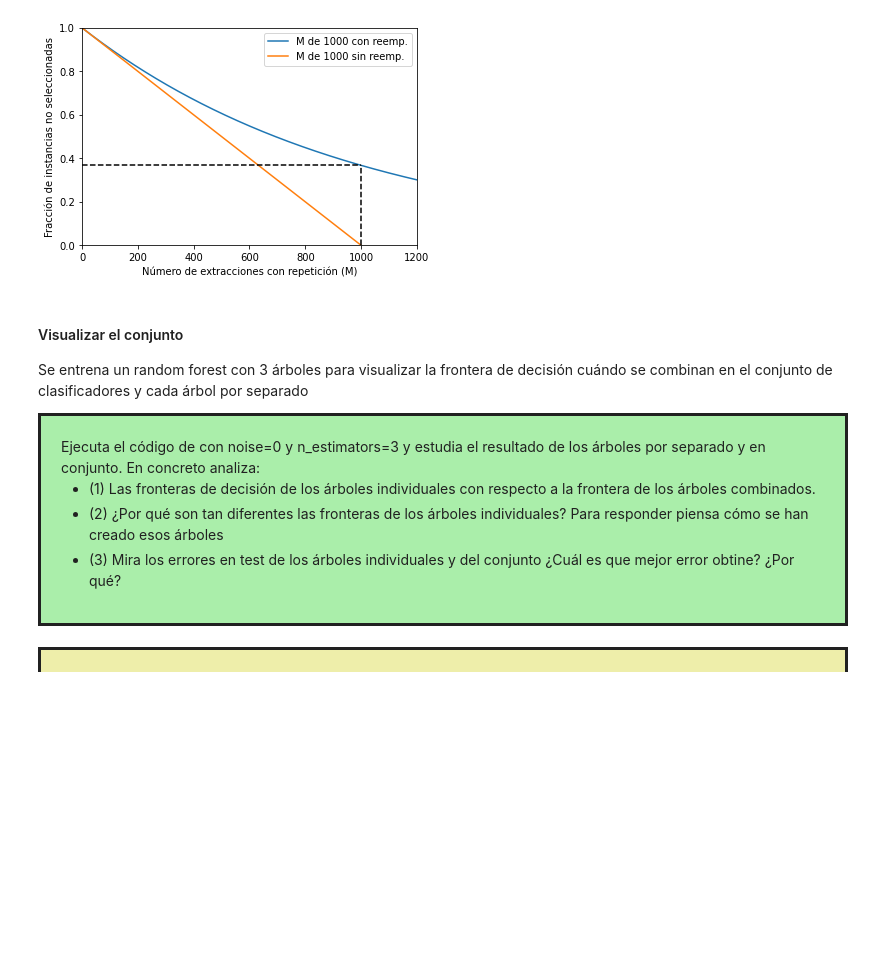
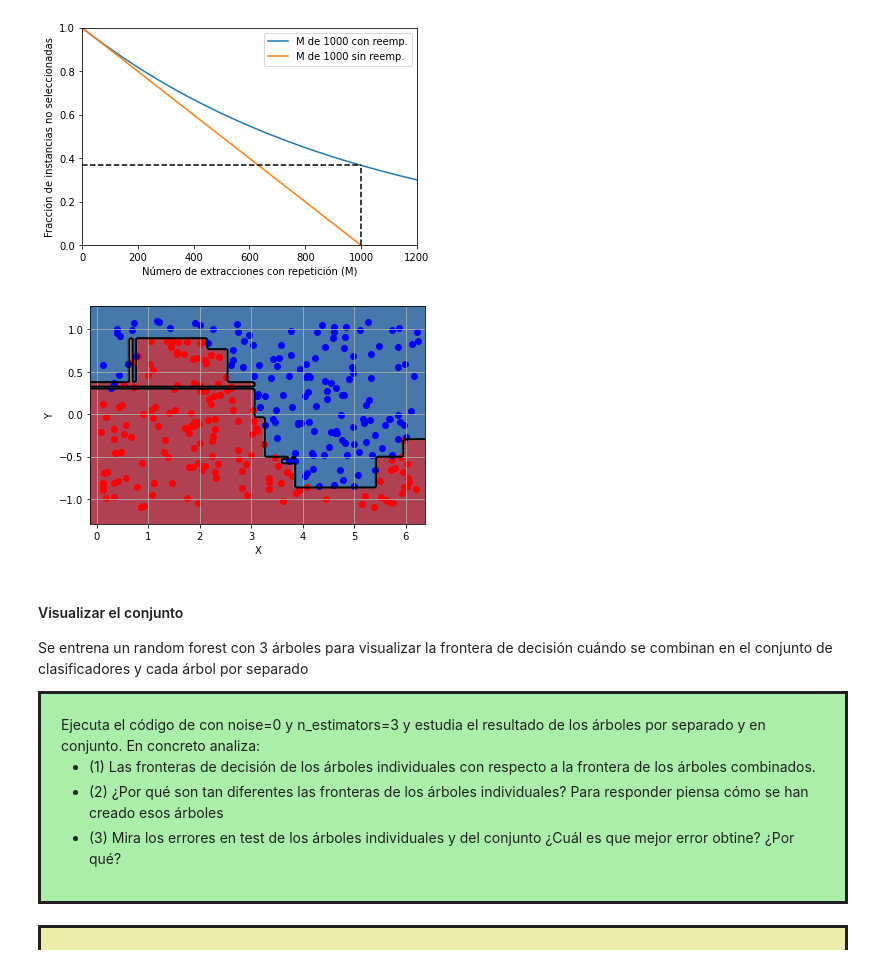
Before and after one commit to fjsaezm/mcd-maaa, a Jupyter notebook: P2/conjuntos_sin_sols.ipynb, the cells around one changed output. Cells and saved outputs as stored; diff of their text form; code cells hidden in the pictures; blank space fills up the shorter version.

```diff
--- a/P2/conjuntos_sin_sols.ipynb
+++ b/P2/conjuntos_sin_sols.ipynb
@@ -201,40 +201,44 @@ _=plt.legend()
 [figure]
 # %%
 from sklearn.tree import DecisionTreeClassifier
+from sklearn.utils import resample
+from scipy.stats import mode
 
 class BaggingCasero:
     def __init__(self, n_estimators=101):
         self.n_estimators = n_estimators
         self._estimators = []
 
     def fit(self,X,y):
         N = X.shape[0]
         for i in range(self.n_estimators):
             """
               Rellenar esta parte para que cree un árbol usando
               una muestra bootstrap de los datos
             """
+            X_boostrap, y_boostrap = resample(X, y, replace=True, n_samples=len(y))
+            tree = DecisionTreeClassifier()
+            tree.fit(X, y)
             self._estimators.append(tree)
 
     def predict(self,X):
         votos = np.zeros((X.shape[0],len(self._estimators)))
         # Calcula la salida de cada árbol para cada dato
-        for ie,estimator in enumerate(self._estimators):
+        for ie, estimator in enumerate(self._estimators):
             votos[:,ie] = estimator.predict(X)
 
         """
            Calcula la clase más votada de cada ejemplo, es decir,
            la moda
         """
+        moda = mode(votos, axis=1)[0]
         return moda
 
-
-
 bagging = BaggingCasero()
-
 bagging.fit(Xtrain, ytrain)
-
 plotModel(x1,x2,ytrain,bagging)
+# %% [output]
+[figure, added]
 # %%
 from sklearn.tree import DecisionTreeRegressor
 
```
Also changed, not shown: parts of 1 cell of this notebook.
